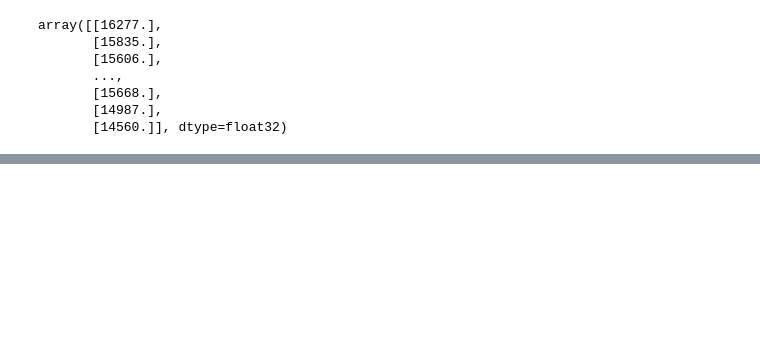
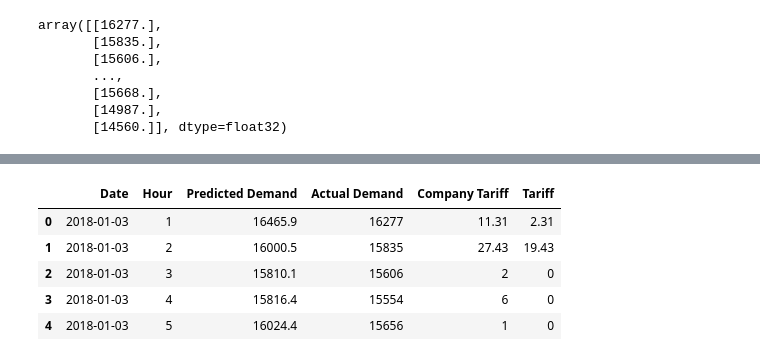
Before and after one commit to dwivediagam/SmartGrid, a Jupyter notebook: LSTM_predict_demand.ipynb, the cells around one changed output, grey strips where cells are left out. Saved outputs shown, nothing was run; the diff lists cells and outputs as text; code cells hidden in the pictures; blank space fills up the shorter version.

Commit message:
Added LSTM predicted demand

```diff
--- a/LSTM_predict_demand.ipynb
+++ b/LSTM_predict_demand.ipynb
@@ -290,2 +290,11 @@ df_new.tail()
 # %%
 df_new.to_excel(PATH+'/data/RL_data.xlsx')
+# %%
+df_new.head()
+# %% [output]
+|  | Date | Hour | Predicted Demand | Actual Demand | Company Tariff | Tariff |
+| 0 | 2018-01-03 | 1 | 16465.9 | 16277 | 11.31 | 2.31 |
+| 1 | 2018-01-03 | 2 | 16000.5 | 15835 | 27.43 | 19.43 |
+| 2 | 2018-01-03 | 3 | 15810.1 | 15606 | 2 | 0 |
+| 3 | 2018-01-03 | 4 | 15816.4 | 15554 | 6 | 0 |
+| 4 | 2018-01-03 | 5 | 16024.4 | 15656 | 1 | 0 |
```
Also changed, not shown: parts of 6 cells of this notebook, 9 other files.
